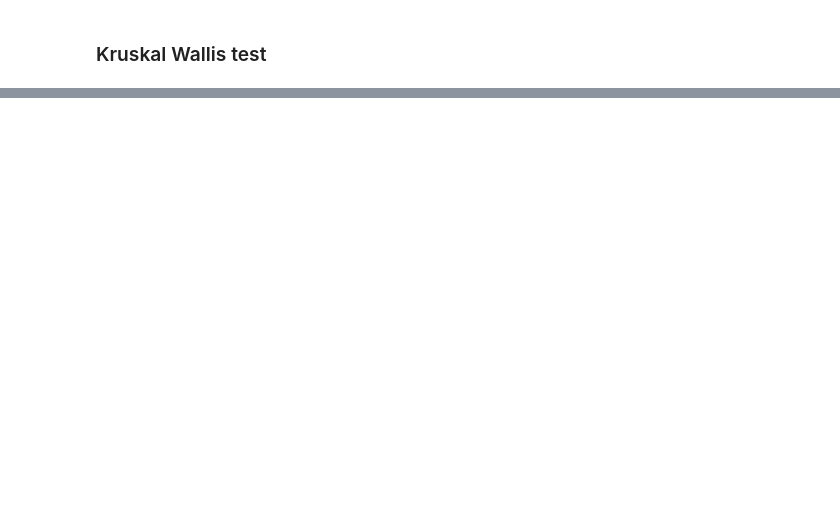
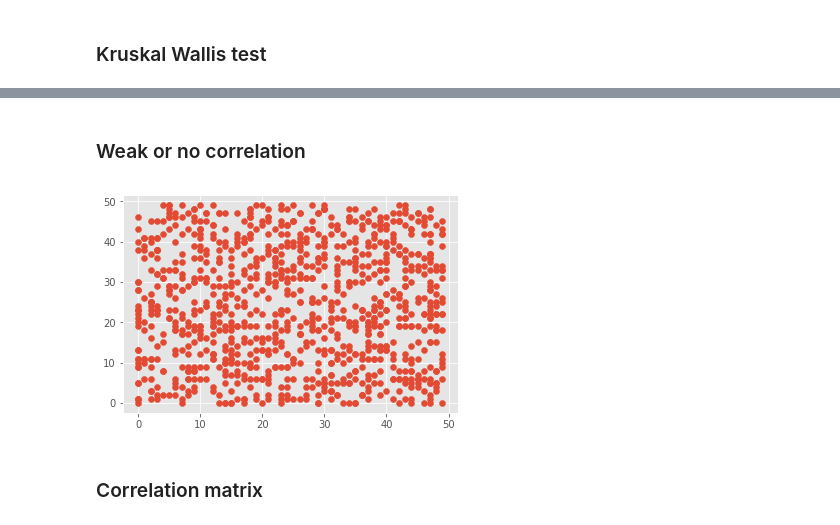
Before and after one commit to atos-datascience/data-analytics-and-science, a Jupyter notebook: example notebooks/Statistical Method References.ipynb, the cells around one changed output, grey strips where cells are left out. Drawn from its saved outputs; the diff is of its cells as text; code cells hidden in the pictures; blank space fills up the shorter version.

```diff
--- a/example notebooks/Statistical Method References.ipynb
+++ b/example notebooks/Statistical Method References.ipynb
@@ -234,0 +278,20 @@ result.pvalue
+# %% [markdown]
+### Weak or no correlation
+# %%
+import numpy as np
+import matplotlib
+import matplotlib.pyplot as plt
+%matplotlib inline
+matplotlib.style.use('ggplot')
+
+x = np.random.randint(0, 50, 1000)
+y = np.random.randint(0, 50, 1000)
+
+# Use np.corrcoef(x, y) for numbers
+
+plt.scatter(x, y)
+plt.show()
+# %% [output]
+[figure, added]
+# %% [markdown]
+### Correlation matrix
```
Also changed, not shown: parts of 27 cells of this notebook, 1 other file.
